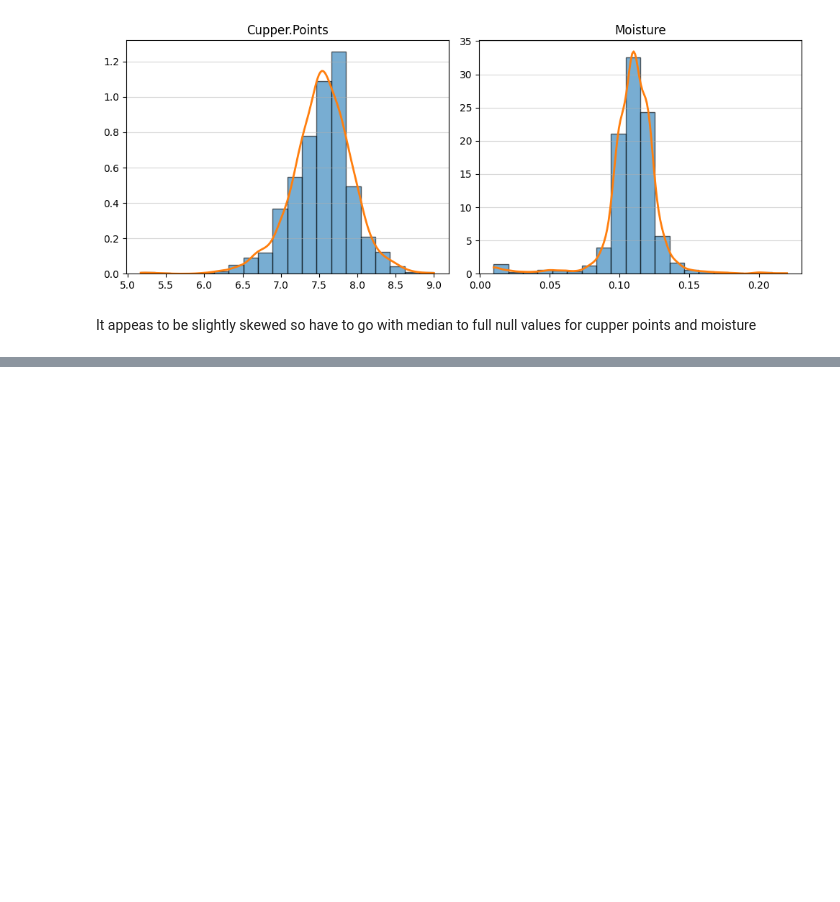
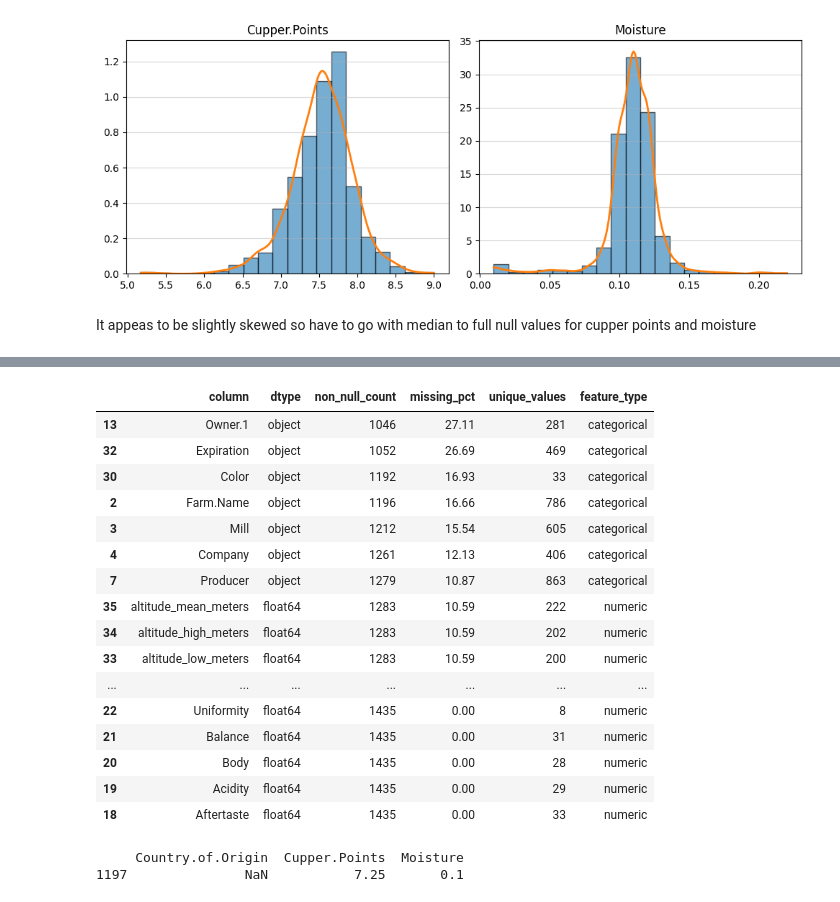
Before and after one commit to SonalJayasinghe/brewlytics, a Jupyter notebook: src/coffee filter/coffee_filter.ipynb, the cells around one changed output, grey strips where cells are left out. Drawn from its saved outputs; the diff is of its cells as text; code cells hidden in the pictures; blank space fills up the shorter version.

```diff
--- a/src/coffee filter/coffee_filter.ipynb
+++ b/src/coffee filter/coffee_filter.ipynb
@@ -210,0 +261,2 @@ It appeas to be slightly skewed so have to go with median to full null values fo
+# %%
+df.drop(index=[366, 1470], inplace=True)
@@ -210,0 +269,28 @@ It appeas to be slightly skewed so have to go with median to full null values fo
+# %%
+df.drop(index=[1385], inplace=True)
+# %%
+calculate_pre_statistics(df)
+# %% [output]
+|  | column | dtype | non_null_count | missing_pct | unique_values | feature_type |
+| 13 | Owner.1 | object | 1046 | 27.11 | 281 | categorical |
+| 32 | Expiration | object | 1052 | 26.69 | 469 | categorical |
+| 30 | Color | object | 1192 | 16.93 | 33 | categorical |
+| 2 | Farm.Name | object | 1196 | 16.66 | 786 | categorical |
+| 3 | Mill | object | 1212 | 15.54 | 605 | categorical |
+| 4 | Company | object | 1261 | 12.13 | 406 | categorical |
+| 7 | Producer | object | 1279 | 10.87 | 863 | categorical |
+| 35 | altitude_mean_meters | float64 | 1283 | 10.59 | 222 | numeric |
+| 34 | altitude_high_meters | float64 | 1283 | 10.59 | 202 | numeric |
+| 33 | altitude_low_meters | float64 | 1283 | 10.59 | 200 | numeric |
+| ... | ... | ... | ... | ... | ... | ... |
+| 22 | Uniformity | float64 | 1435 | 0.00 | 8 | numeric |
+| 21 | Balance | float64 | 1435 | 0.00 | 31 | numeric |
+| 20 | Body | float64 | 1435 | 0.00 | 28 | numeric |
+| 19 | Acidity | float64 | 1435 | 0.00 | 29 | numeric |
+| 18 | Aftertaste | float64 | 1435 | 0.00 | 33 | numeric |
+# %%
+missing_quakers = df[df['Country.of.Origin'].isnull()]
+print(missing_quakers[['Country.of.Origin', 'Cupper.Points', 'Moisture']])
+# %% [output]
+     Country.of.Origin  Cupper.Points  Moisture
+1197               NaN           7.25       0.1
```
Also changed, not shown: parts of 17 cells of this notebook.
